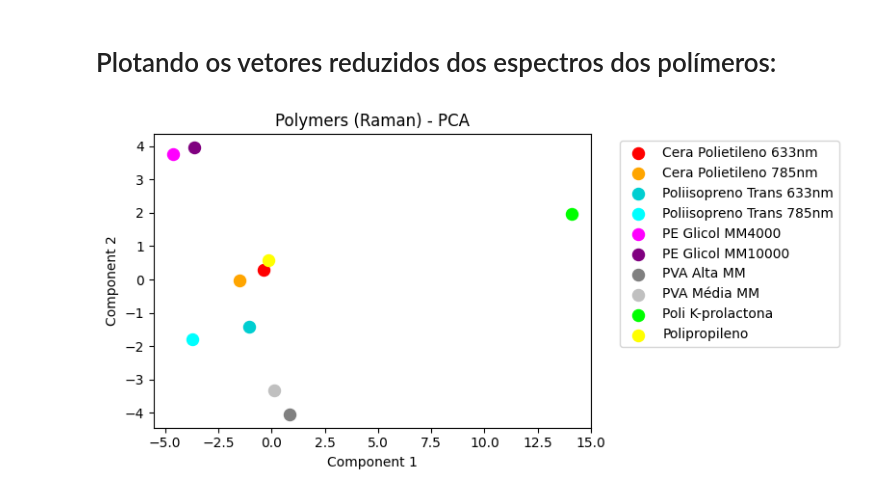
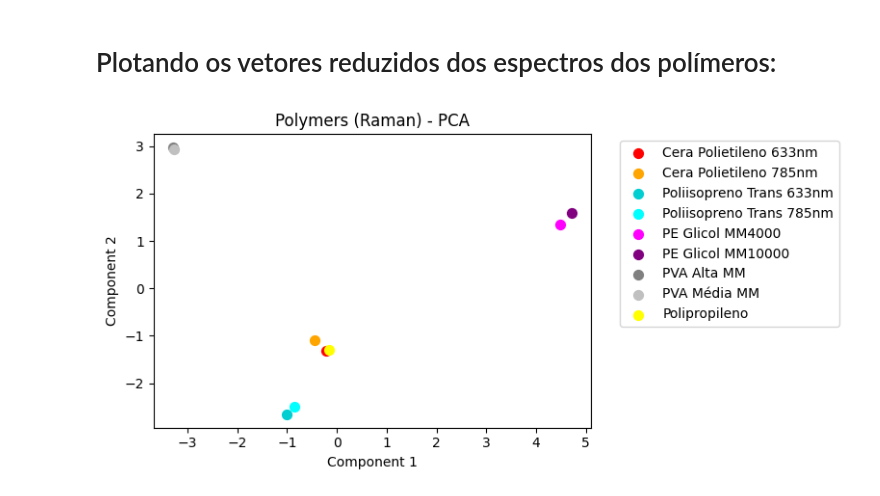
Before and after one commit to mthperera/raman_spectroscopy, a Jupyter notebook: spectral_data_pca.ipynb, the cells around one changed output. Drawn from its saved outputs; the diff is of its cells as text; code cells hidden in the pictures.

```diff
--- a/spectral_data_pca.ipynb
+++ b/spectral_data_pca.ipynb
@@ -52,23 +50,22 @@ print(pca_polymers)
 # %%
 import matplotlib.pyplot as plt
 
 X = pca_polymers[:, 0]
 Y = pca_polymers[:, 1]
 
 names = ["Cera Polietileno 633nm", "Cera Polietileno 785nm", "Poliisopreno Trans 633nm", "Poliisopreno Trans 785nm",
-"PE Glicol MM4000", "PE Glicol MM10000", "PVA Alta MM", "PVA Média MM",
-"Poli K-prolactona", "Polipropileno"]
-colors = ["red", "orange", "darkturquoise", "cyan", "magenta", "purple", "gray", "silver", "lime", "yellow"]
+"PE Glicol MM4000", "PE Glicol MM10000", "PVA Alta MM", "PVA Média MM", "Polipropileno"]
+colors = ["red", "orange", "darkturquoise", "cyan", "magenta", "purple", "gray", "silver", "yellow"]
 
 plt.figure(figsize=(8, 4))
 for xi, yi, nome, cor in zip(X, Y, names, colors):
-    plt.scatter(xi, yi, color=cor, s=75, label=nome)
+    plt.scatter(xi, yi, color=cor, s=50, label=nome)
 
 plt.xlabel("Component 1")
 plt.ylabel("Component 2")
 plt.title("Polymers (Raman) - PCA")
 plt.legend(bbox_to_anchor=(1.05, 1), loc='upper left')
 plt.tight_layout()
 plt.show()
 # %% [output]
-[figure, old version]
+[figure, new version]
```
Also changed, not shown: parts of 2 cells of this notebook, 13 other files.
